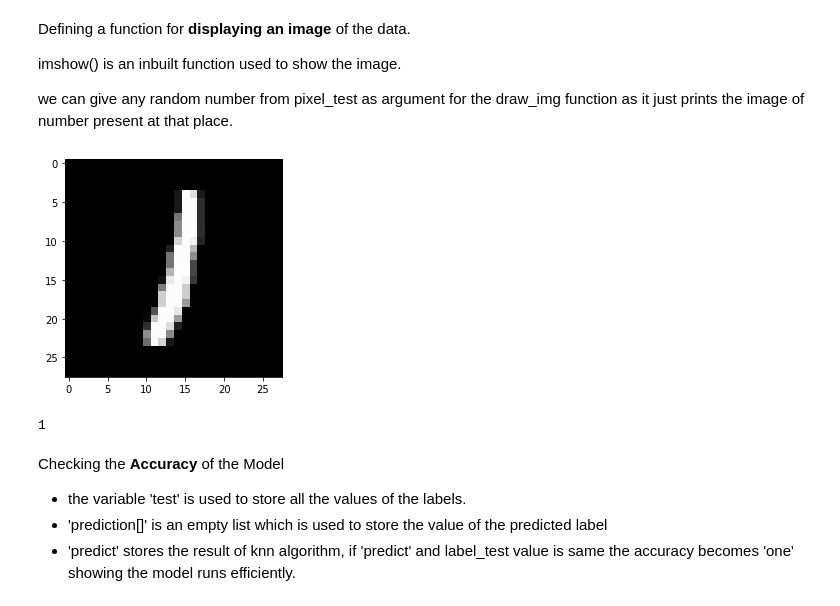
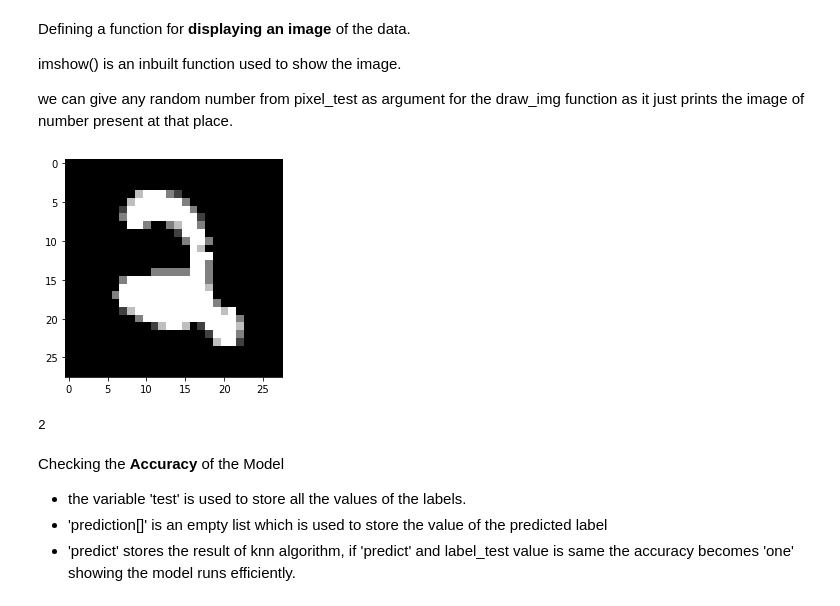
Before and after one commit to sai-pallavi-2003/Hand-Written-Digit-Classification, a Jupyter notebook: HandWrittenDigit.ipynb, the cells around one changed output. Drawn from its saved outputs; the diff is of its cells as text; code cells hidden in the pictures.

```diff
--- a/HandWrittenDigit.ipynb
+++ b/HandWrittenDigit.ipynb
@@ -42,7 +42,7 @@ Importing **MNIST data**
 
 .shape() function gives the lengths of array dimensions.
 # %%
-df = pd.read_csv('/train.csv')
+df = pd.read_csv('/content/drive/MyDrive/train.csv')
 df.shape
 # %% [output]
 (42000, 785)
@@ -138,17 +138,17 @@ we can give any random number from pixel_test as argument for the draw_img funct
 # %%
 def drawImage(image):
     img = image.reshape((28, 28))
     plt.imshow(img, cmap='gray')
     plt.show()
 
-drawImage(pixel_test[11])
+drawImage(pixel_test[10])
 # %% [output]
-[figure, old version]
+[figure, new version]
 # %%
-Pred = knn(pixel_train, label_train, pixel_test[11])
+Pred = knn(pixel_train, label_train, pixel_test[10])
 print(int(Pred))
 # %% [output]
-1
+2
 # %% [markdown]
 Checking the **Accuracy** of the Model
 
```
Also changed, not shown: parts of 2 cells of this notebook.
